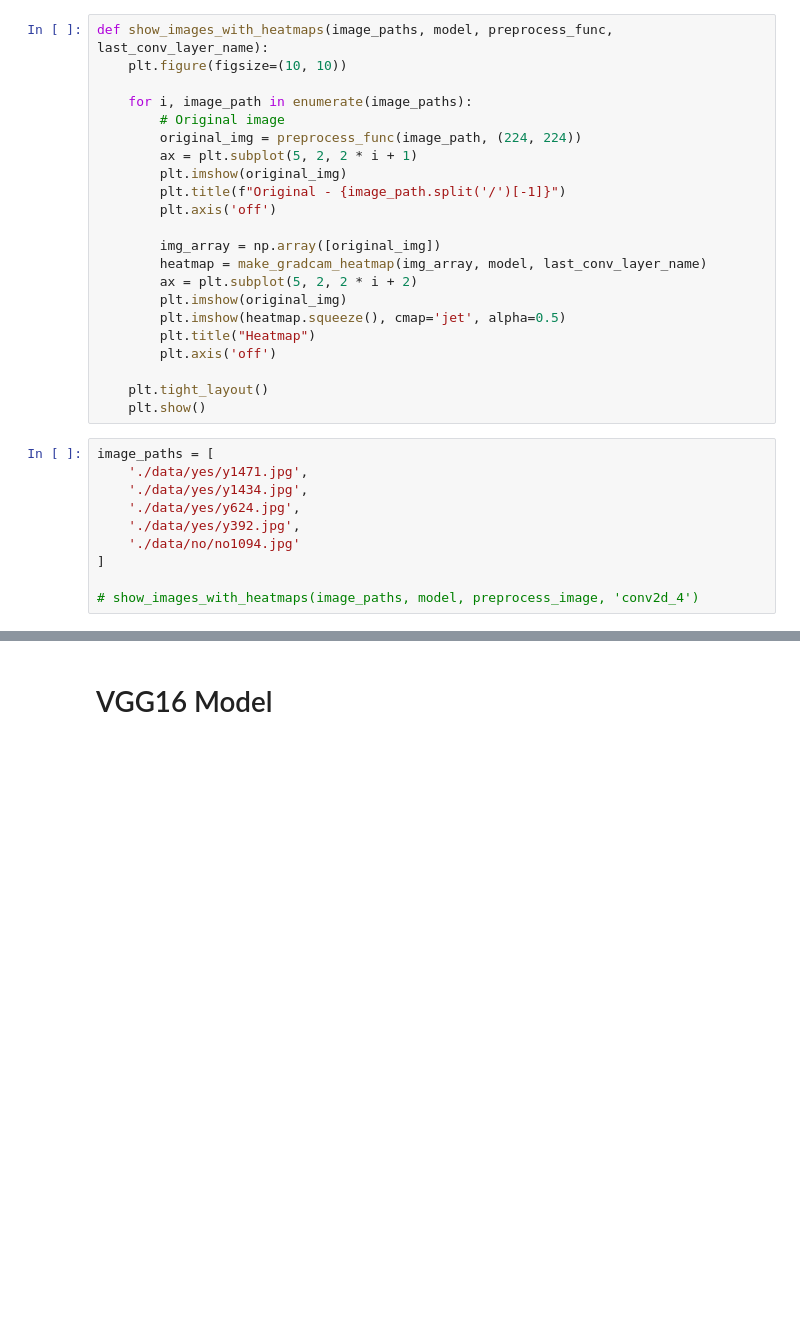
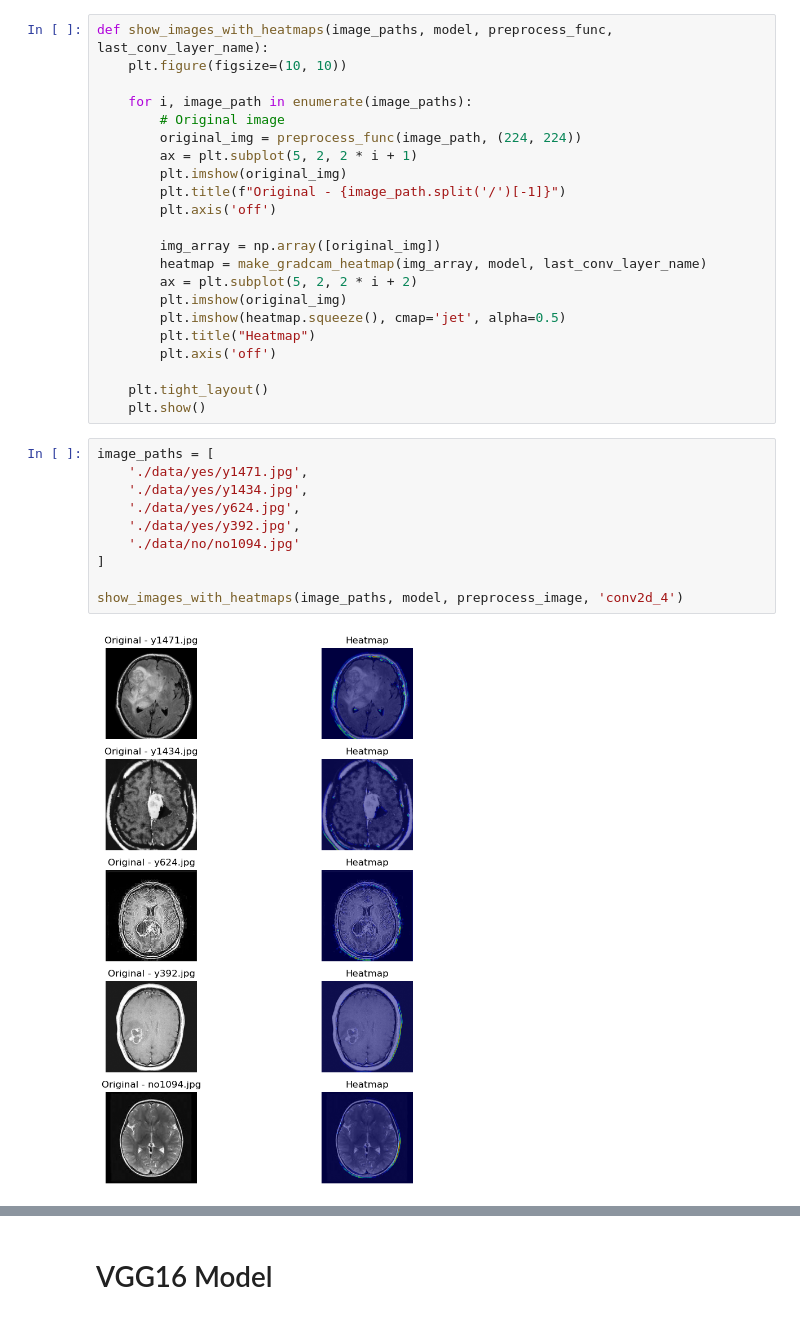
Before and after one commit to jackmorgan2001/tumor-detection-project, a Jupyter notebook: tumor_detection_code.ipynb, the cells around one changed output, grey strips where cells are left out. Drawn from its saved outputs; the diff is of its cells as text; blank space fills up the shorter version.

```diff
--- a/tumor_detection_code.ipynb
+++ b/tumor_detection_code.ipynb
@@ -247,13 +247,15 @@ def show_images_with_heatmaps(image_paths, model, preprocess_func, last_conv_lay
 # %%
 image_paths = [
     './data/yes/y1471.jpg',
     './data/yes/y1434.jpg',
     './data/yes/y624.jpg',
     './data/yes/y392.jpg',
     './data/no/no1094.jpg'
 ]
 
-# show_images_with_heatmaps(image_paths, model, preprocess_image, 'conv2d_4')
+show_images_with_heatmaps(image_paths, model, preprocess_image, 'conv2d_4')
+# %% [output]
+[figure, added]
 # %%
 test_loss, test_accuracy = model.evaluate(X_test, y_test)
 print(f"Test Loss: {test_loss}")
```
Also changed, not shown: parts of 7 cells of this notebook.
